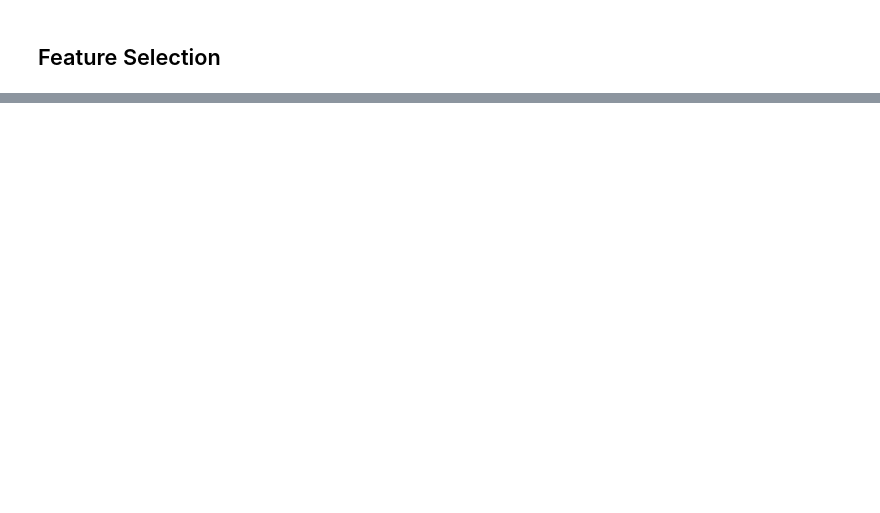
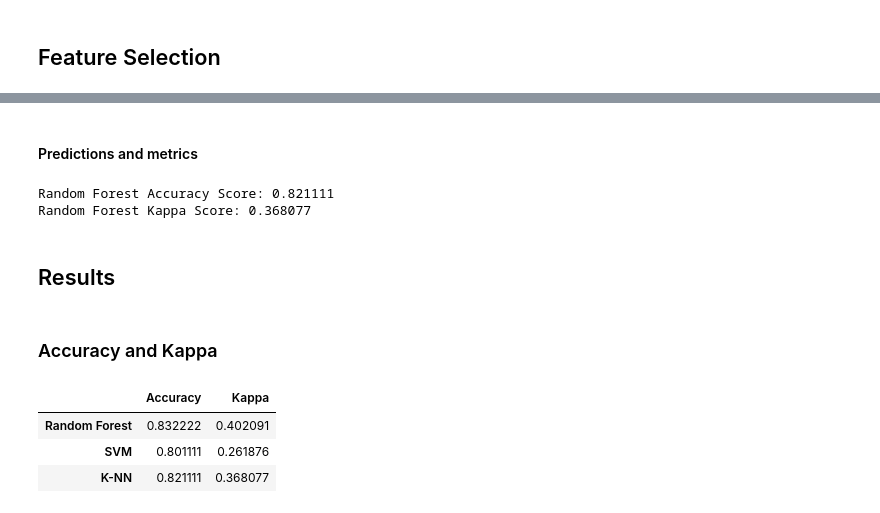
Before and after one commit to guilherme-fr/Default-Credit-Prediction, a Jupyter notebook: scripts/model.ipynb, the cells around one changed output, grey strips where cells are left out. Saved outputs shown, nothing was run; the diff lists cells and outputs as text; code cells hidden in the pictures; blank space fills up the shorter version.

```diff
--- a/scripts/model.ipynb
+++ b/scripts/model.ipynb
@@ -160,0 +484,12 @@ x_train_fs = x_train_fs.drop(['SEX', 'MARRIAGE', 'PAY_6', 'PAY_5', 'PAY_4', 'PAY
+# %%
+knn_params = {'n_neighbors' : np.arange(15, 47, 2),
+            'weights' : ['uniform', 'distance'],
+            'algorithm' : ['ball_tree', 'kd_tree', 'brute']}
+knn_default = KNeighborsClassifier()
+
+knn_grid = GridSearchCV(estimator = knn_default,
+                          param_grid = knn_params,
+                          cv = 3, verbose = 2, n_jobs = -1)
+# Fit the random search model
+knn_grid.fit(x_train_fs_std, y_train)
+knn_grid.best_params_
@@ -160,0 +504,2 @@ x_train_fs = x_train_fs.drop(['SEX', 'MARRIAGE', 'PAY_6', 'PAY_5', 'PAY_4', 'PAY
+# %%
+knn_hyp = KNeighborsClassifier(n_neighbors = 33, weights = 'uniform', algorithm = 'ball_tree', n_jobs = -1)
@@ -160,0 +515,29 @@ x_train_fs = x_train_fs.drop(['SEX', 'MARRIAGE', 'PAY_6', 'PAY_5', 'PAY_4', 'PAY
+# %% [markdown]
+#### Predictions and metrics
+# %%
+# Fitting model
+knn_hyp = knn_hyp.fit(x_train_fs_std, y_train)
+# %%
+knn_hyp_pred, accuracy_knn_hyp, kappa_knn_hyp = classif_predict_metric(knn_hyp, x_test_fs_std, y_test)
+
+print("Random Forest Accuracy Score: %.6f" % accuracy_knn_hyp)
+print("Random Forest Kappa Score: %.6f \n" % kappa_knn_hyp)
+# %% [output]
+Random Forest Accuracy Score: 0.821111
+Random Forest Kappa Score: 0.368077
+# %% [markdown]
+## Results
+# %% [markdown]
+### Accuracy and Kappa
+# %%
+accuracy = [accuracy_rf_hyp, accuracy_svm_hyp, accuracy_knn_hyp]
+kappa = [kappa_rf_hyp, kappa_svm_hyp, kappa_knn_hyp]
+algorithm = ['Random Forest', 'SVM', 'K-NN']
+
+results = pd.DataFrame({'Accuracy' : accuracy, 'Kappa' : kappa}, index = algorithm)
+results
+# %% [output]
+|  | Accuracy | Kappa |
+| Random Forest | 0.832222 | 0.402091 |
+| SVM | 0.801111 | 0.261876 |
+| K-NN | 0.821111 | 0.368077 |
```
Also changed, not shown: parts of 74 cells of this notebook, 1 other file.
